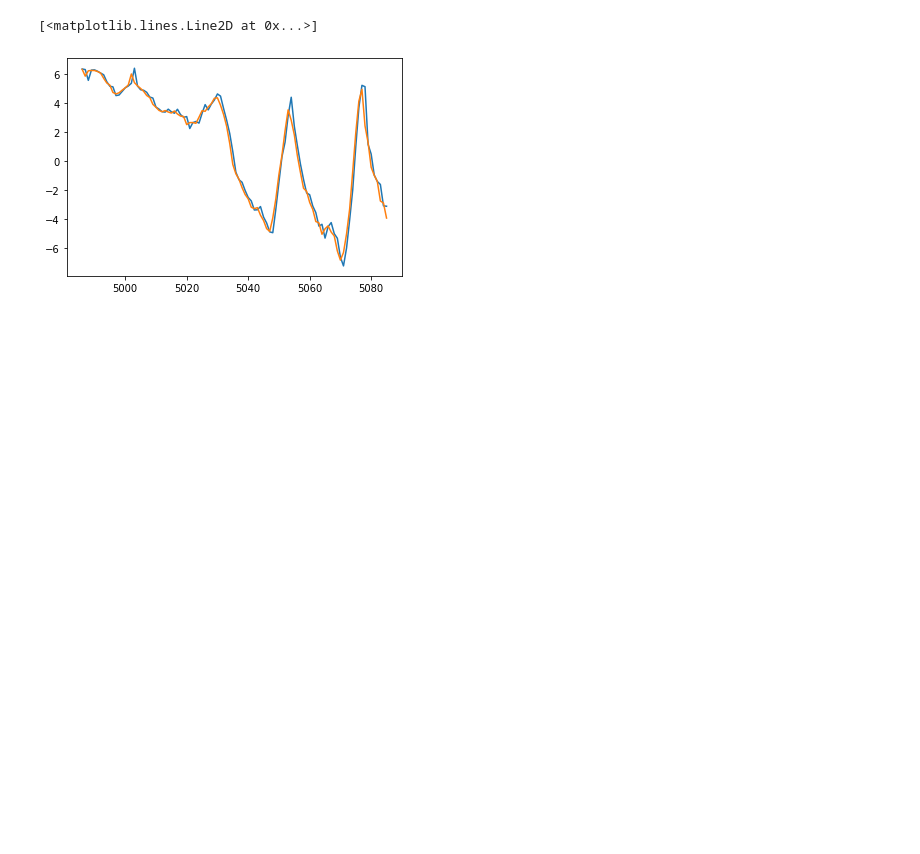
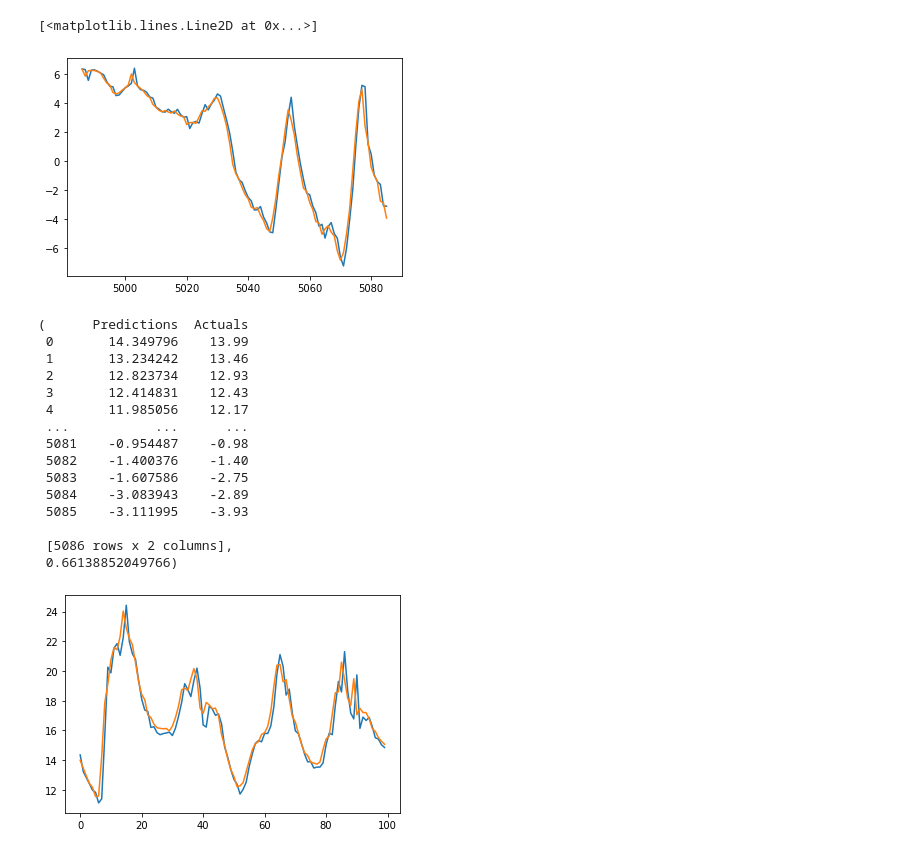
Before and after one commit to youngsoul/lstm-timeseries-univariate-example, a Jupyter notebook: LSTMTimeSeriesForecast.ipynb, the cells around one changed output. Drawn from its saved outputs; the diff is of its cells as text; code cells hidden in the pictures; blank space fills up the shorter version.

```diff
--- a/LSTMTimeSeriesForecast.ipynb
+++ b/LSTMTimeSeriesForecast.ipynb
@@ -95,7 +95,7 @@ def df_to_X_y(df, window_size=5):
     X = []
     y = []
     for i in range(len(df_as_np)-window_size):
-        row = [[a] for a in df_as_np[i:i+5]]
+        row = [[a] for a in df_as_np[i:i+window_size]]
         X.append(row)
         label = df_as_np[i+window_size]
         y.append(label)
@@ -263,0 +266,26 @@ plt.plot(test_results['Actuals'][-100:])
+# %%
+def plot_predictions(model, X, y, start=0, end=100):
+    predictions = model.predict(X).flatten()
+    df = pd.DataFrame(data={'Predictions':predictions, 'Actuals':y})
+    plt.plot(df['Predictions'][start:end])
+    plt.plot(df['Actuals'][start:end])
+    return df, mse(y,predictions)
+# %%
+plot_predictions(model1, X_test, y_test)
+# %% [output]
+(      Predictions  Actuals
+ 0       14.349796    13.99
+ 1       13.234242    13.46
+ 2       12.823734    12.93
+ 3       12.414831    12.43
+ 4       11.985056    12.17
+ ...           ...      ...
+ 5081    -0.954487    -0.98
+ 5082    -1.400376    -1.40
+ 5083    -1.607586    -2.75
+ 5084    -3.083943    -2.89
+ 5085    -3.111995    -3.93
+
+ [5086 rows x 2 columns],
+ 0.66138852049766)
+[figure, added]
```
Also changed, not shown: parts of 44 cells of this notebook, 16 other files.
